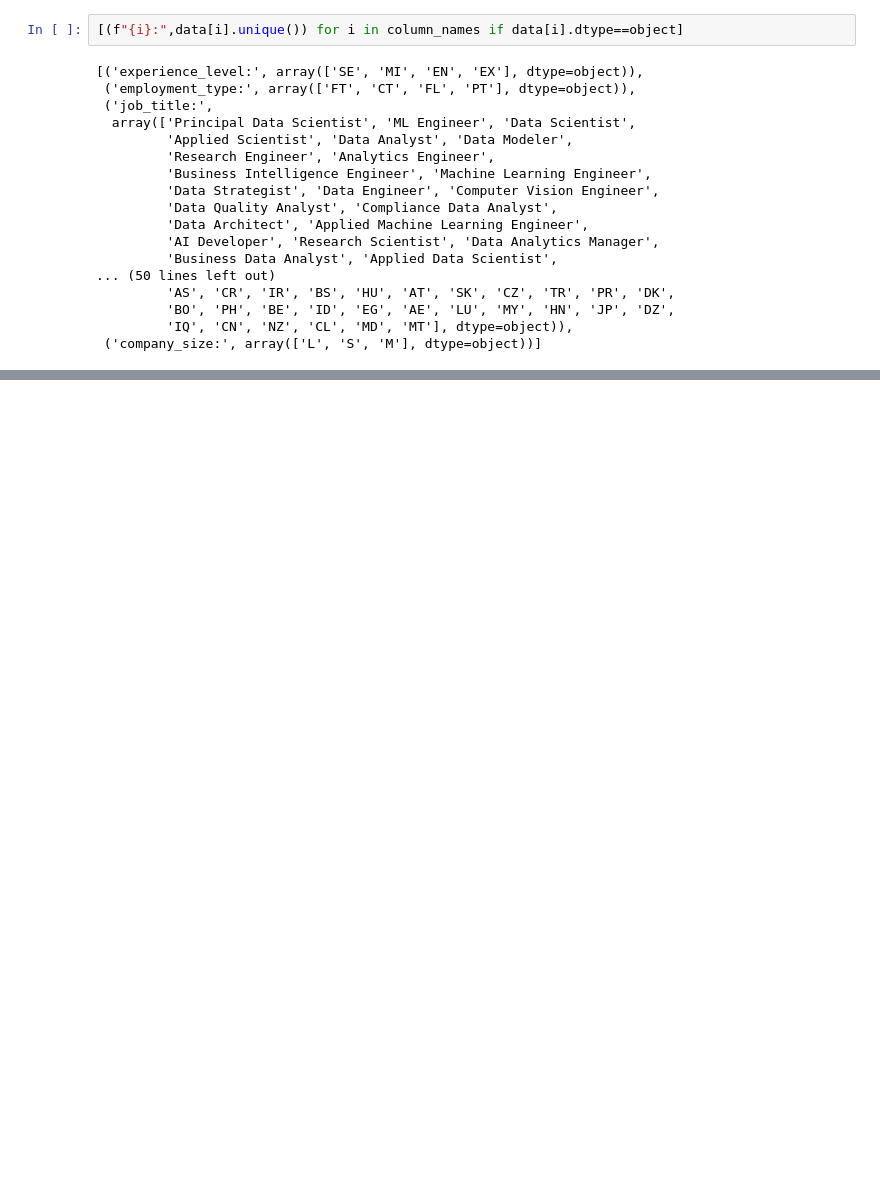
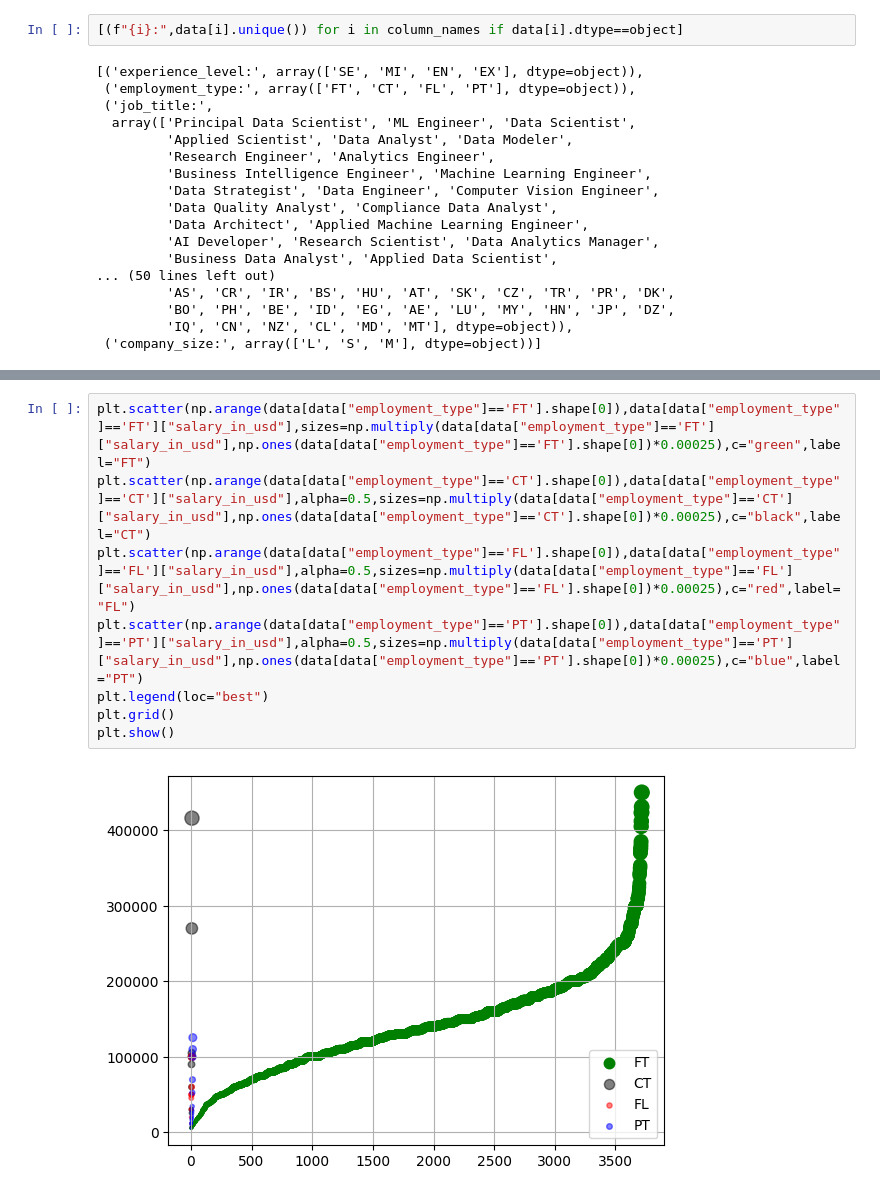
Before and after one commit to ravindra-pandey/Data_visualisation, a Jupyter notebook: data_science_salaries/main.ipynb, the cells around one changed output, grey strips where cells are left out. Drawn from its saved outputs; the diff is of its cells as text; blank space fills up the shorter version.

```diff
--- a/data_science_salaries/main.ipynb
+++ b/data_science_salaries/main.ipynb
@@ -106,0 +138,10 @@ dtype('int64')
+# %%
+plt.scatter(np.arange(data[data["employment_type"]=='FT'].shape[0]),data[data["employment_type"]=='FT']["salary_in_usd"],sizes=np.multiply(data[data["employment_type"]=='FT']["salary_in_usd"],np.ones(data[data["employment_type"]=='FT'].shape[0])*0.00025),c="green",label="FT")
+plt.scatter(np.arange(data[data["employment_type"]=='CT'].shape[0]),data[data["employment_type"]=='CT']["salary_in_usd"],alpha=0.5,sizes=np.multiply(data[data["employment_type"]=='CT']["salary_in_usd"],np.ones(data[data["employment_type"]=='CT'].shape[0])*0.00025),c="black",label="CT")
+plt.scatter(np.arange(data[data["employment_type"]=='FL'].shape[0]),data[data["employment_type"]=='FL']["salary_in_usd"],alpha=0.5,sizes=np.multiply(data[data["employment_type"]=='FL']["salary_in_usd"],np.ones(data[data["employment_type"]=='FL'].shape[0])*0.00025),c="red",label="FL")
+plt.scatter(np.arange(data[data["employment_type"]=='PT'].shape[0]),data[data["employment_type"]=='PT']["salary_in_usd"],alpha=0.5,sizes=np.multiply(data[data["employment_type"]=='PT']["salary_in_usd"],np.ones(data[data["employment_type"]=='PT'].shape[0])*0.00025),c="blue",label="PT")
+plt.legend(loc="best")
+plt.grid()
+plt.show()
+# %% [output]
+[figure, added]
```
Also changed, not shown: parts of 14 cells of this notebook.
